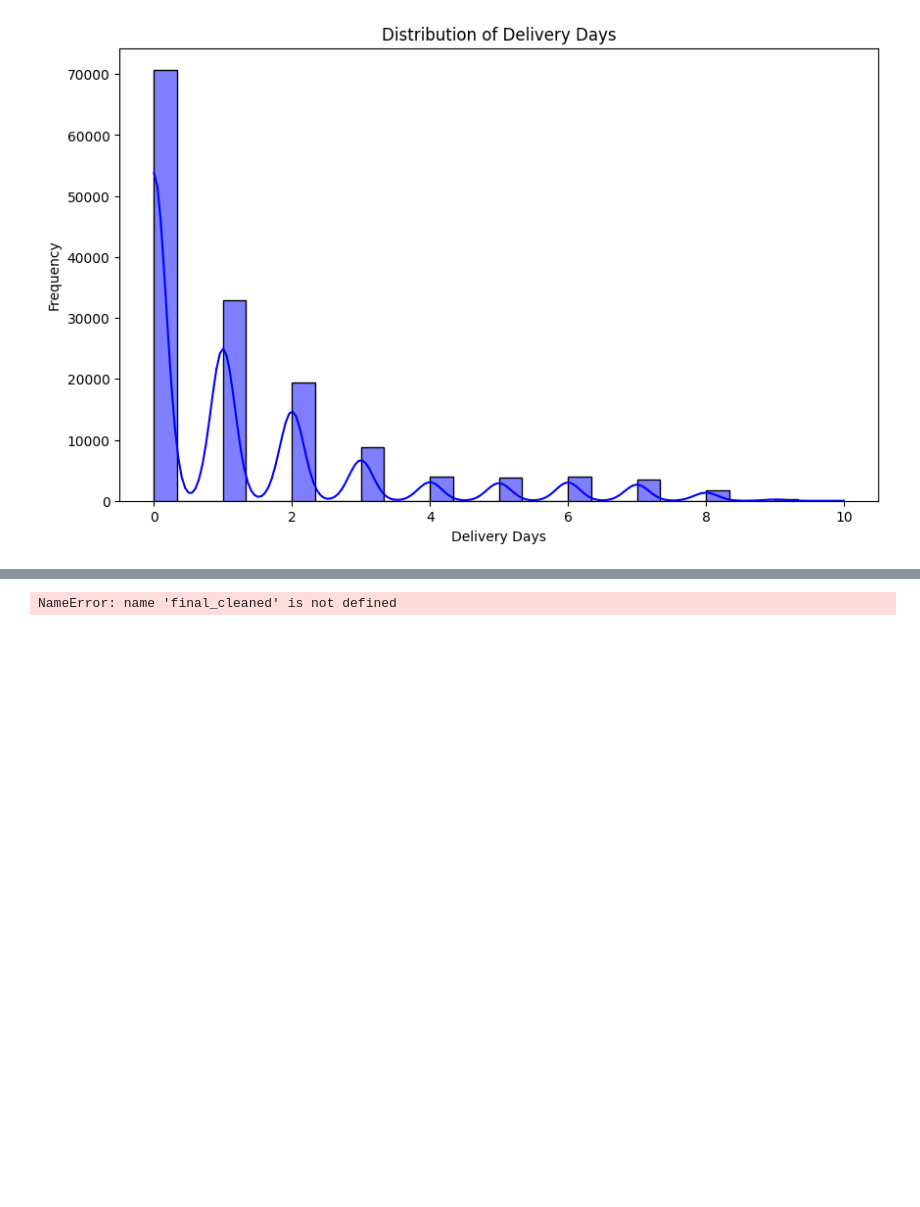
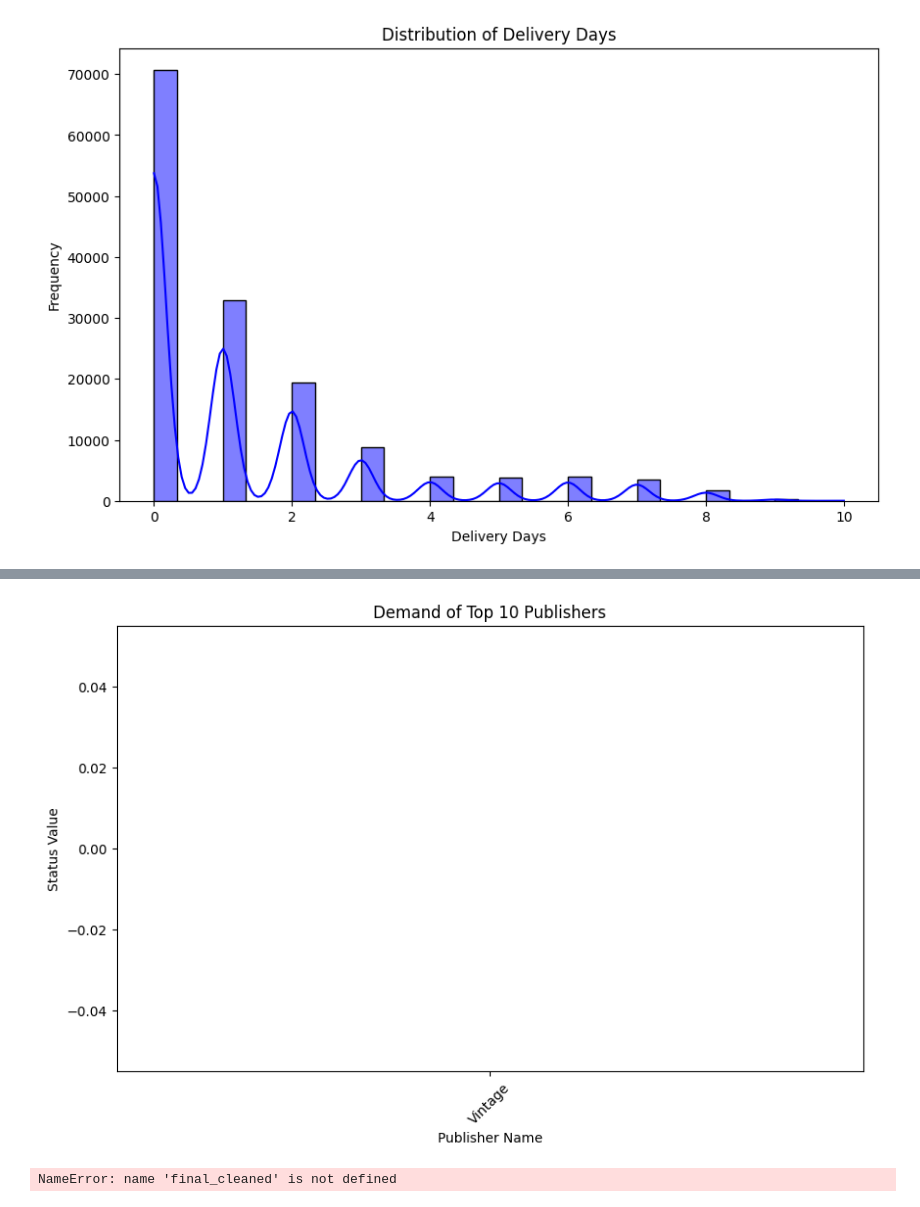
Before and after one commit to YogeshRajNS/final_project, a Jupyter notebook: final_project.ipynb, the cells around one changed output, grey strips where cells are left out. Saved outputs shown, nothing was run; the diff lists cells and outputs as text; code cells hidden in the pictures; blank space fills up the shorter version.

```diff
--- a/final_project.ipynb
+++ b/final_project.ipynb
@@ -810,0 +802,4 @@ plt.show()
+# %%
+import pandas as pd
+final_cleaned=pd.read_excel(r"C:\Users\NAGARAJAN K\Desktop\guvi_final_project\merged\finalencoded.xlsx")
+final_cleaned.info()
@@ -811,3 +824,20 @@ plt.show()
+# %%
+# Get the first 10 publishers (assuming publisher_name has unique values)
+top_publishers = final_cleaned['publisher_name'].unique()[:10]
+
+# Filter the data to include only rows with the top 10 publishers
+filtered_data = final_cleaned[final_cleaned['publisher_name'].isin(top_publishers)]
+
+# Plot the filtered data
+plt.figure(figsize=(10, 6))
+plt.scatter(filtered_data['publisher_name'], filtered_data['status_value'], alpha=0.6, color='green')
+plt.title('Demand of Top 10 Publishers')
+plt.xlabel('Publisher Name')
+plt.ylabel('Status Value')
+plt.xticks(rotation=45)  # Rotate x-axis labels for better visibility
+plt.show()
+# %% [output]
+[figure, added]
 # %%
 final_cleaned.to_excel(r"C:\Users\NAGARAJAN K\Desktop\guvi_final_project\merged\finalencoded.xlsx",index=False)
 final_cleaned.info()
```
Also changed, not shown: parts of 10 cells of this notebook.
